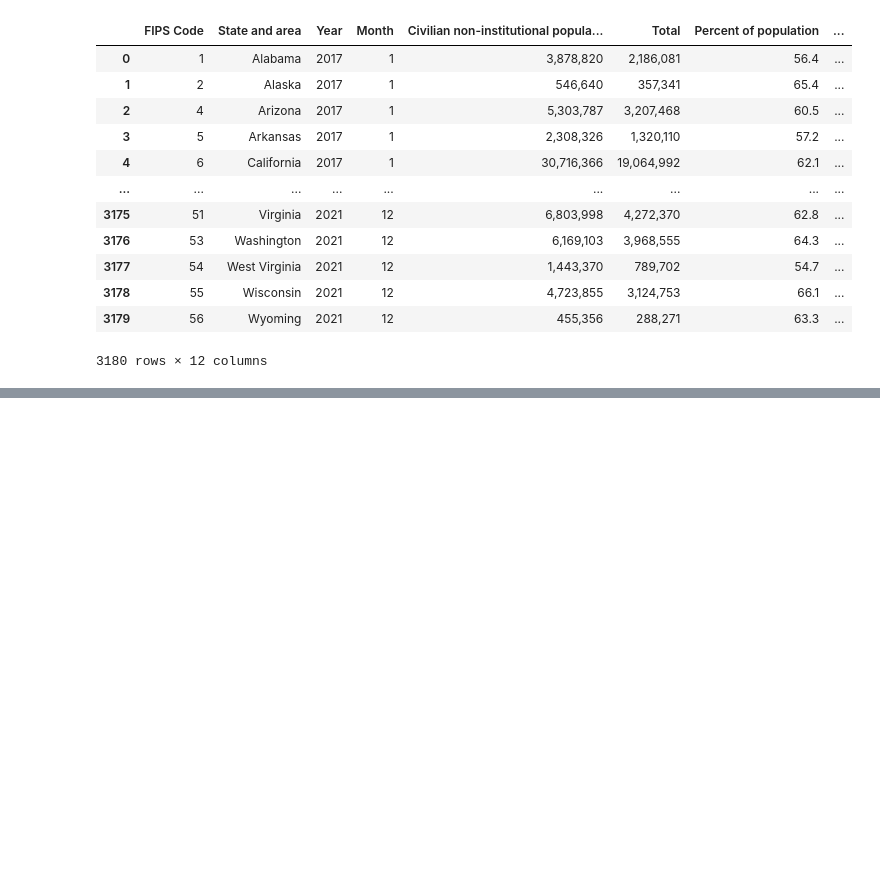
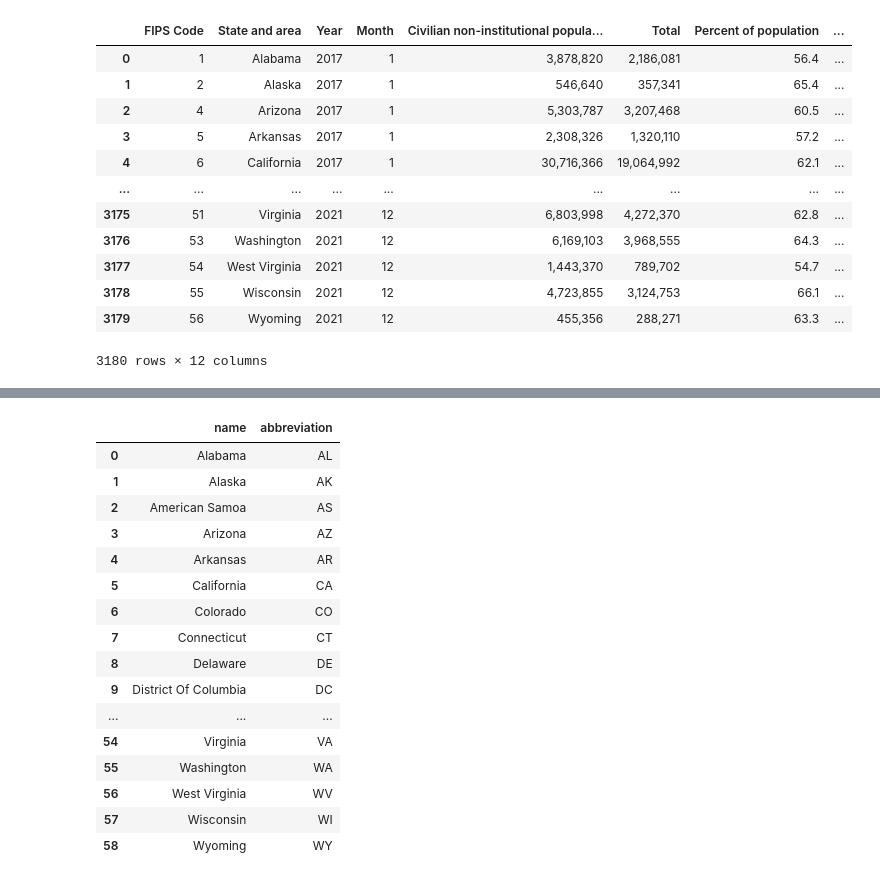
Before and after one commit to RobSalazar/Project-2, a Jupyter notebook: data_cleaning.ipynb, the cells around one changed output, grey strips where cells are left out. Cells and saved outputs as stored; diff of their text form; code cells hidden in the pictures; blank space fills up the shorter version.

```diff
--- a/data_cleaning.ipynb
+++ b/data_cleaning.ipynb
@@ -130,0 +199,24 @@ unem_data
+# %%
+import requests, json
+url = "https://gist.githubusercontent.com/mshafrir/2646763/raw/8b0dbb93521f5d6889502305335104218454c2bf/states_titlecase.json"
+data = requests.get(url)
+abbrv = pd.DataFrame(json.loads(data.text))
+abbrv
+# %% [output]
+|  | name | abbreviation |
+| 0 | Alabama | AL |
+| 1 | Alaska | AK |
+| 2 | American Samoa | AS |
+| 3 | Arizona | AZ |
+| 4 | Arkansas | AR |
+| 5 | California | CA |
+| 6 | Colorado | CO |
+| 7 | Connecticut | CT |
+| 8 | Delaware | DE |
+| 9 | District Of Columbia | DC |
+| ... | ... | ... |
+| 54 | Virginia | VA |
+| 55 | Washington | WA |
+| 56 | West Virginia | WV |
+| 57 | Wisconsin | WI |
+| 58 | Wyoming | WY |
```
Also changed, not shown: parts of 6 cells of this notebook.
